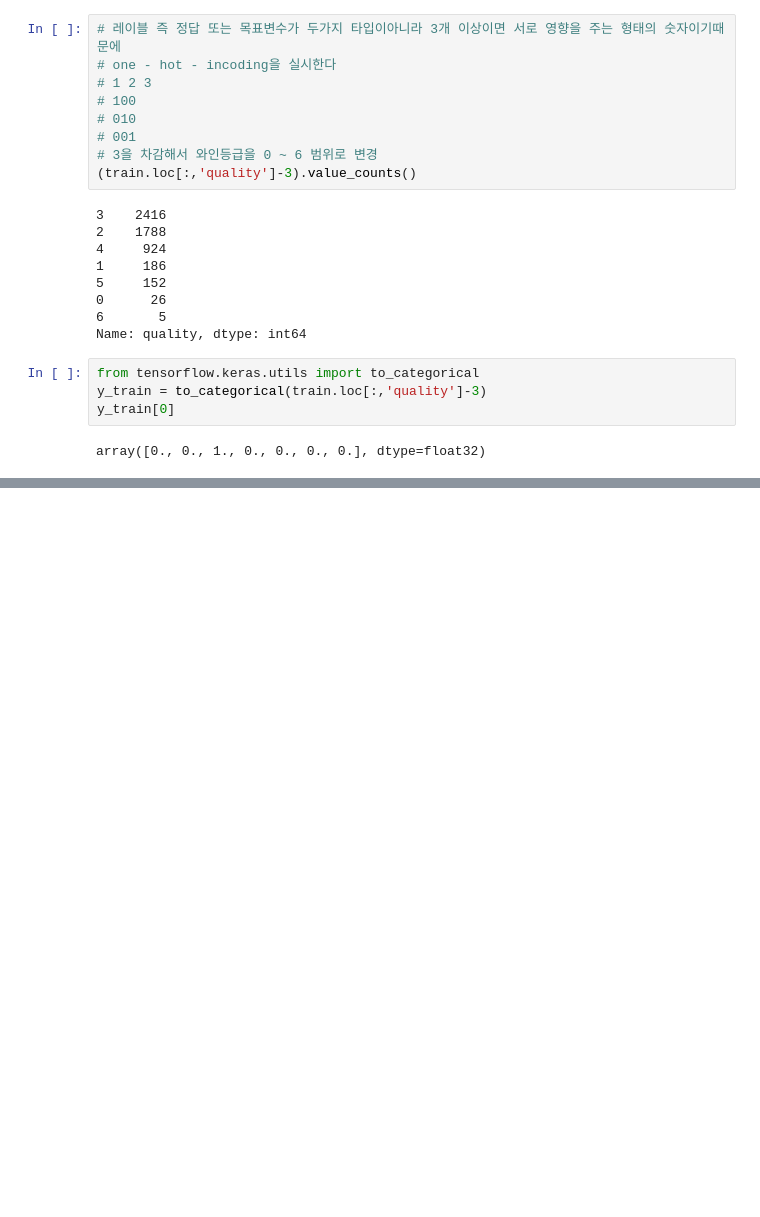
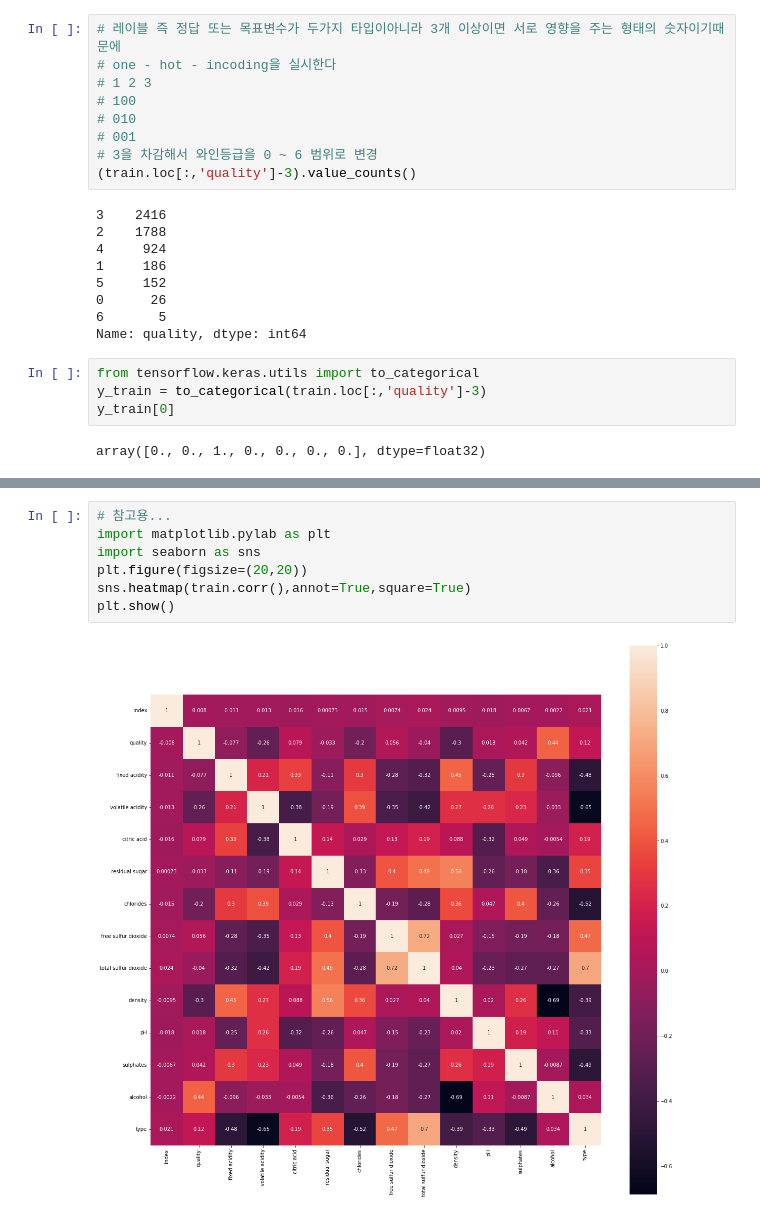
Before and after one commit to bigdataleeky/python, a Jupyter notebook: 20220526/20220526.ipynb, the cells around one changed output, grey strips where cells are left out. Saved outputs shown, nothing was run; the diff lists cells and outputs as text; blank space fills up the shorter version.

```diff
--- a/20220526/20220526.ipynb
+++ b/20220526/20220526.ipynb
@@ -114,0 +119,9 @@ array([0., 0., 1., 0., 0., 0., 0.], dtype=float32)
+# %%
+# 참고용...
+import matplotlib.pylab as plt
+import seaborn as sns
+plt.figure(figsize=(20,20))
+sns.heatmap(train.corr(),annot=True,square=True)
+plt.show()
+# %% [output]
+[figure, added]
```
Also changed, not shown: parts of 16 cells of this notebook.
